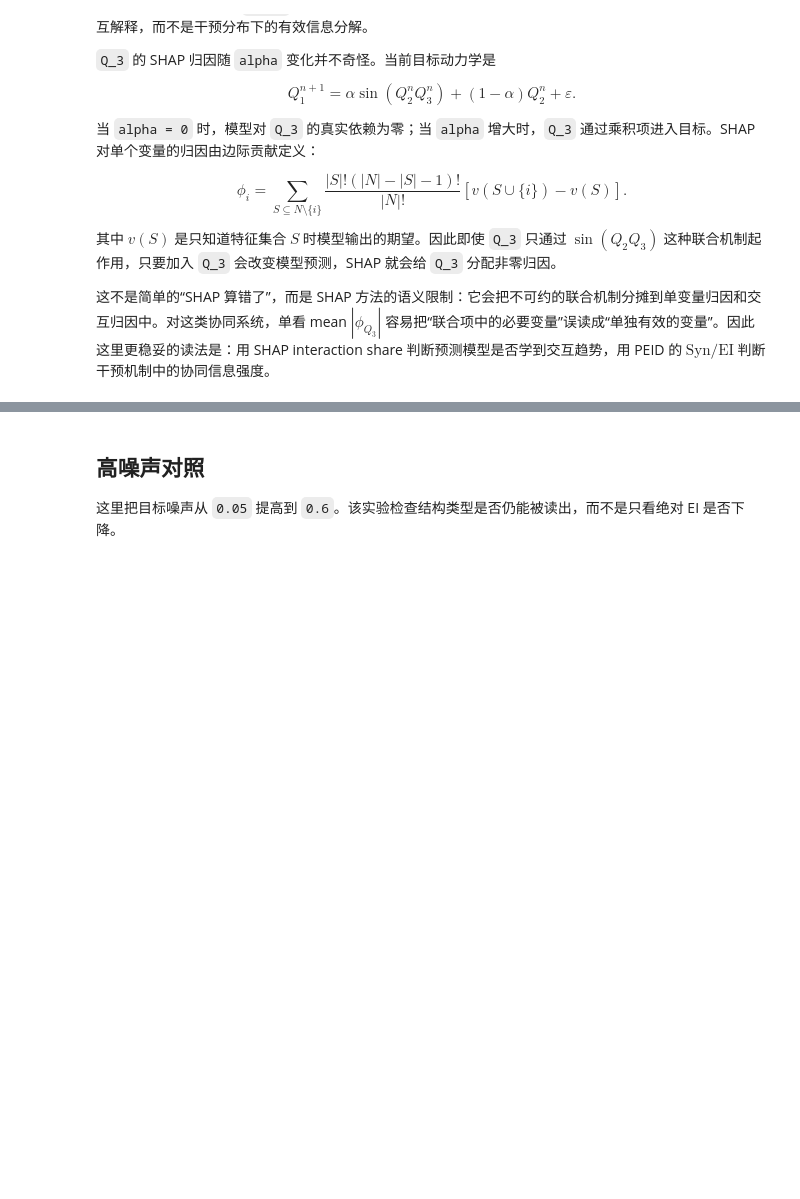
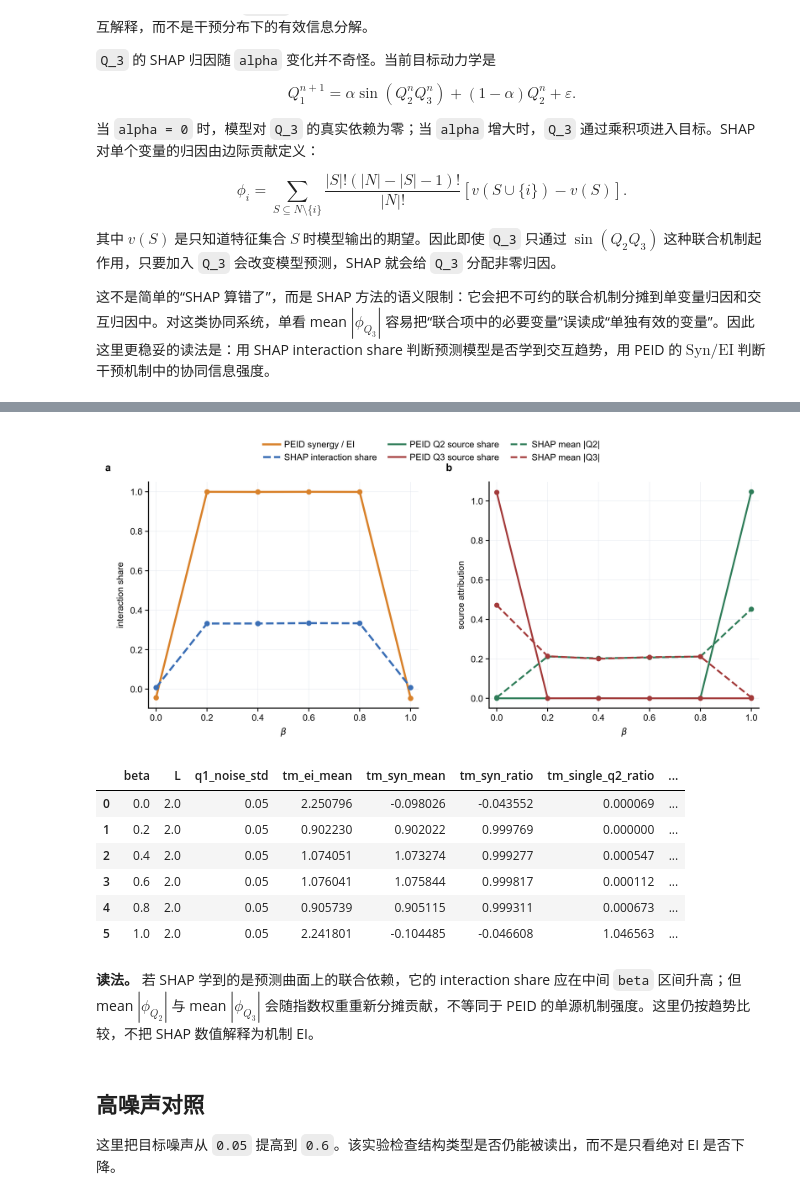
Before and after one commit to Matthew-ymz/EISyn, a Jupyter notebook: exp/TM/tm_nonlinear.ipynb, the cells around one changed output, grey strips where cells are left out. Drawn from its saved outputs; the diff is of its cells as text; code cells hidden in the pictures; blank space fills up the shorter version.

```diff
--- a/exp/tm_nonlinear.ipynb
+++ b/exp/TM/tm_nonlinear.ipynb
@@ -258,0 +276,18 @@ $$
+# %%
+beta_runs, beta_summary = load_or_run_csvs(
+    runs_path=OUTPUT_DIR / "tm_beta_runs.csv",
+    summary_path=OUTPUT_DIR / "tm_beta_summary.csv",
+    runner=lambda: run_beta_sweep_tm(
+        beta_values=DEFAULT_BETA_VALUES,
+        n_samples=CONFIG.n_samples,
+        repeats=CONFIG.repeats,
+        L=CONFIG.input_box_width,
+        q1_noise_std=CONFIG.q1_noise_std,
+        seed=CONFIG.seed,
+    ),
+    summarizer=lambda runs: summarize_tm_runs(runs, group_columns=["beta", "L", "q1_noise_std"]),
+    force=FORCE_RECOMPUTE,
+)
+
+plot_beta_sweep_tm(beta_summary, output_dir=OUTPUT_DIR)
+beta_summary
@@ -259,3 +308,34 @@ $$
+# %%
+beta_shap_runs, beta_shap_summary = load_or_run_csvs(
+    runs_path=OUTPUT_DIR / "tm_beta_shap_runs.csv",
+    summary_path=OUTPUT_DIR / "tm_beta_shap_summary.csv",
+    runner=lambda: compute_shap_beta_comparison(
+        beta_values=DEFAULT_BETA_VALUES,
+        config=CONFIG,
+        shap_config=SHAP_CONFIG,
+    ),
+    summarizer=lambda runs: summarize_shap_runs(runs, group_columns=["beta", "L", "q1_noise_std"]),
+    force=FORCE_RECOMPUTE,
+)
+
+beta_shap_peid_comparison = build_shap_peid_comparison(beta_summary, beta_shap_summary, sweep_column="beta")
+beta_shap_peid_comparison.to_csv(OUTPUT_DIR / "tm_beta_shap_peid_comparison.csv", index=False)
+
+fig = plot_beta_shap_peid_comparison(beta_shap_peid_comparison, output_dir=OUTPUT_DIR)
+plt.close(fig)
+display(Image(filename=str(OUTPUT_DIR / "tm_beta_shap_peid_comparison.png")))
+beta_shap_peid_comparison
+# %% [output]
+[figure, added]
+|  | beta | L | q1_noise_std | tm_ei_mean | tm_syn_mean | tm_syn_ratio | tm_single_q2_ratio | ... |
+| 0 | 0.0 | 2.0 | 0.05 | 2.250796 | -0.098026 | -0.043552 | 0.000069 | ... |
+| 1 | 0.2 | 2.0 | 0.05 | 0.902230 | 0.902022 | 0.999769 | 0.000000 | ... |
+| 2 | 0.4 | 2.0 | 0.05 | 1.074051 | 1.073274 | 0.999277 | 0.000547 | ... |
+| 3 | 0.6 | 2.0 | 0.05 | 1.076041 | 1.075844 | 0.999817 | 0.000112 | ... |
+| 4 | 0.8 | 2.0 | 0.05 | 0.905739 | 0.905115 | 0.999311 | 0.000673 | ... |
+| 5 | 1.0 | 2.0 | 0.05 | 2.241801 | -0.104485 | -0.046608 | 1.046563 | ... |
+# %% [markdown]
+**读法。** 若 SHAP 学到的是预测曲面上的联合依赖，它的 interaction share 应在中间 `beta` 区间升高；但 mean $|\phi_{Q_2}|$ 与 mean $|\phi_{Q_3}|$ 会随指数权重重新分摊贡献，不等同于 PEID 的单源机制强度。这里仍按趋势比较，不把 SHAP 数值解释为机制 EI。
 # %% [markdown]
 ## 高噪声对照
 
```
Also changed, not shown: parts of 6 cells of this notebook, 41 other files.
